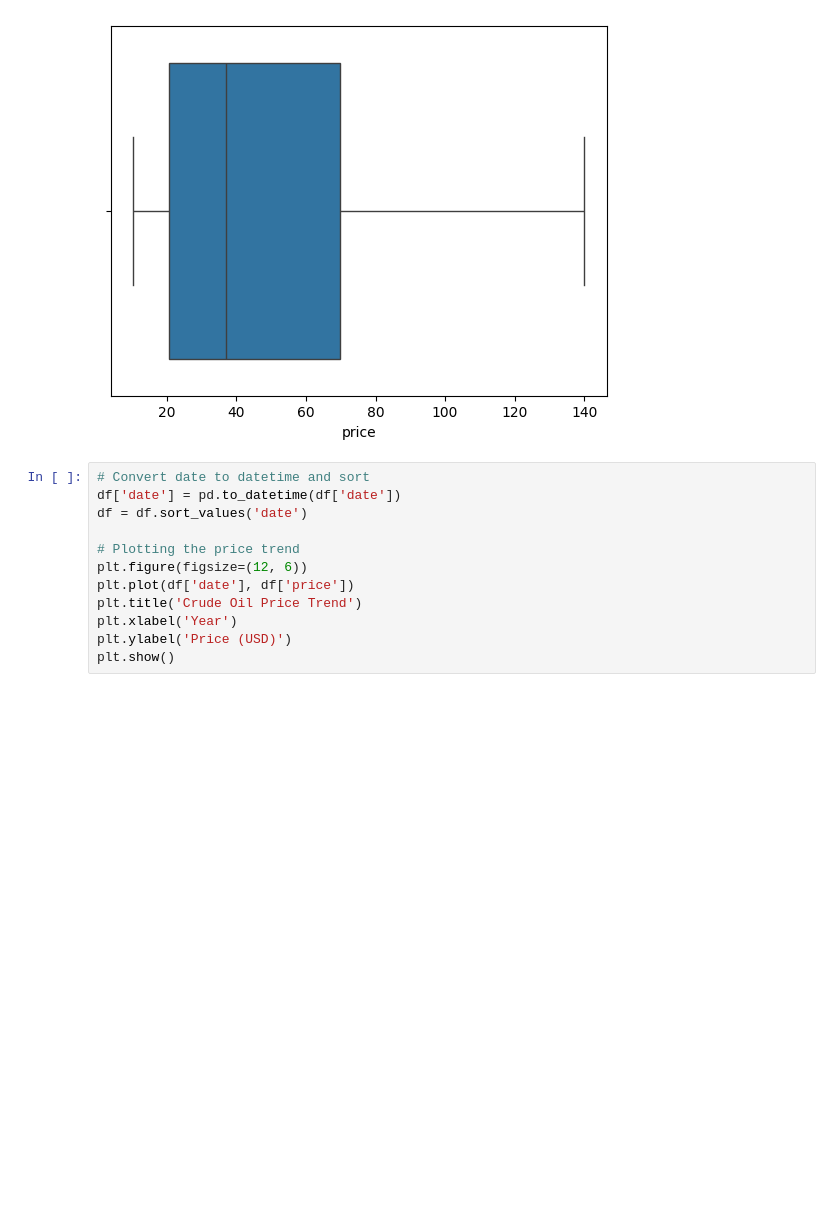
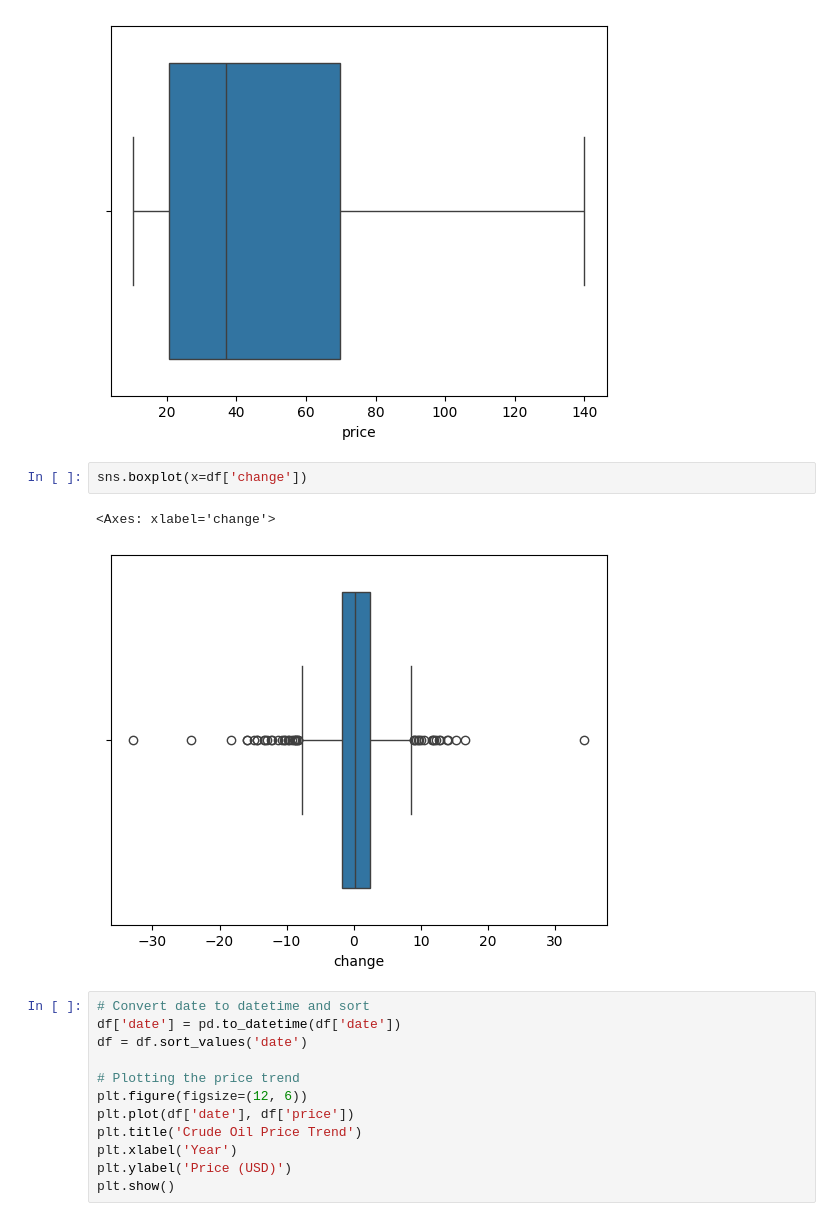
Before and after one commit to mikysetiawan/MachineLearningTerapan, a Jupyter notebook: Tugas1_PredictiveAnalysis.ipynb, the cells around one changed output. Drawn from its saved outputs; the diff is of its cells as text; blank space fills up the shorter version.

```diff
--- a/Tugas1_PredictiveAnalysis.ipynb
+++ b/Tugas1_PredictiveAnalysis.ipynb
@@ -83,6 +83,11 @@ sns.boxplot(x=df['price'])
 # %% [output]
 <Axes: xlabel='price'>
 [figure]
+# %%
+sns.boxplot(x=df['change'])
+# %% [output]
+<Axes: xlabel='change'>
+[figure, added]
 # %%
 # Convert date to datetime and sort
 df['date'] = pd.to_datetime(df['date'])
```
Also changed, not shown: parts of 2 cells of this notebook.
